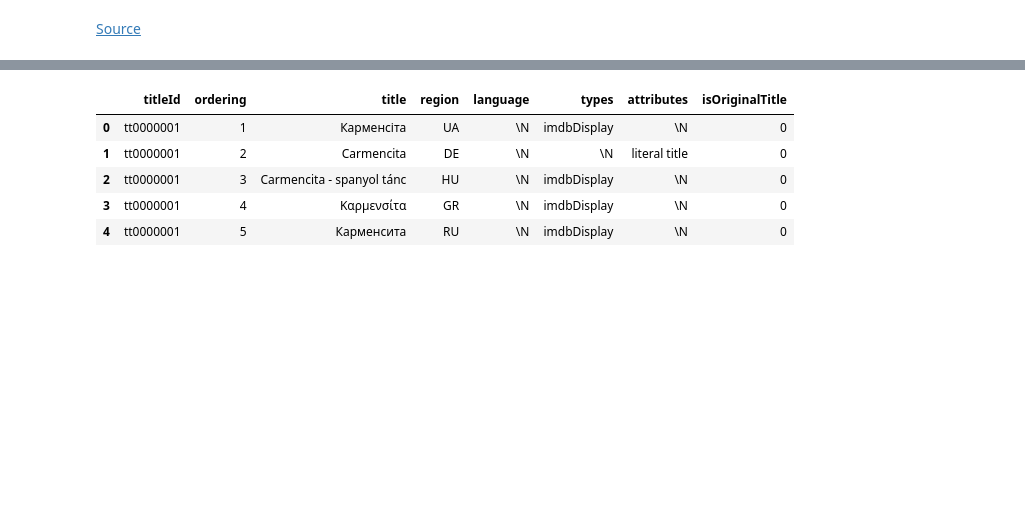
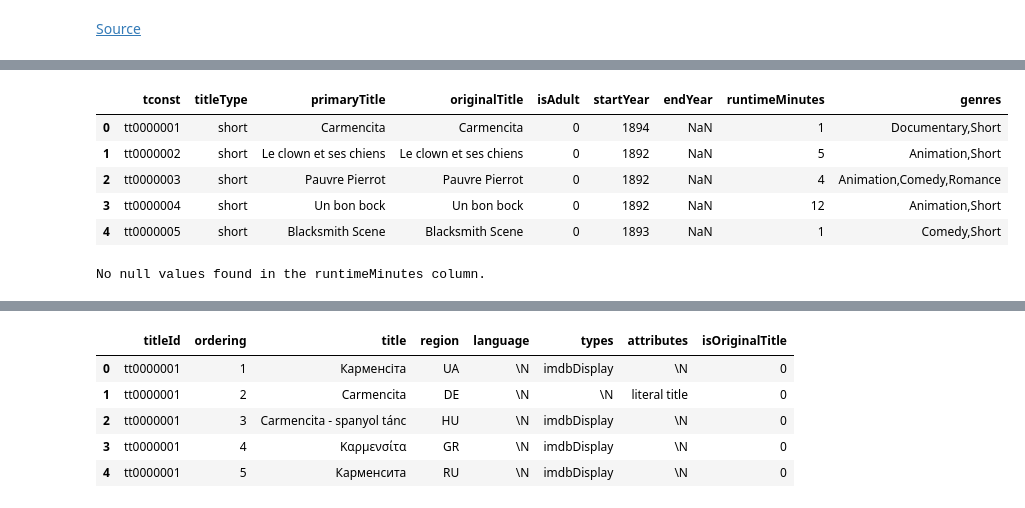
Before and after one commit to Shaunnero/Data_Enrichment, a Jupyter notebook: Project 3 Part 1 (Core).ipynb, the cells around one changed output, grey strips where cells are left out. Saved outputs shown, nothing was run; the diff lists cells and outputs as text; code cells hidden in the pictures; blank space fills up the shorter version.

```diff
--- a/Project 3 Part 1 (Core).ipynb
+++ b/Project 3 Part 1 (Core).ipynb
@@ -116,0 +109,11 @@ akas = pd.read_csv(akas_url, sep='\t', low_memory=False)
+# %%
+# Replace \N with nan
+df = df.replace({'\\N':np.nan})
+df.head()
+# %% [output]
+|  | tconst | titleType | primaryTitle | originalTitle | isAdult | startYear | endYear | runtimeMinutes | genres |
+| 0 | tt0000001 | short | Carmencita | Carmencita | 0 | 1894 | NaN | 1 | Documentary,Short |
+| 1 | tt0000002 | short | Le clown et ses chiens | Le clown et ses chiens | 0 | 1892 | NaN | 5 | Animation,Short |
+| 2 | tt0000003 | short | Pauvre Pierrot | Pauvre Pierrot | 0 | 1892 | NaN | 4 | Animation,Comedy,Romance |
+| 3 | tt0000004 | short | Un bon bock | Un bon bock | 0 | 1892 | NaN | 12 | Animation,Short |
+| 4 | tt0000005 | short | Blacksmith Scene | Blacksmith Scene | 0 | 1893 | NaN | 1 | Comedy,Short |
@@ -116,0 +122,7 @@ akas = pd.read_csv(akas_url, sep='\t', low_memory=False)
+# %%
+if df['runtimeMinutes'].isnull().any():
+    print("There are null values in the runtimeMinutes column.")
+else:
+    print("No null values found in the runtimeMinutes column.")
+# %% [output]
+No null values found in the runtimeMinutes column.
```
Also changed, not shown: parts of 47 cells of this notebook, 9 other files.
